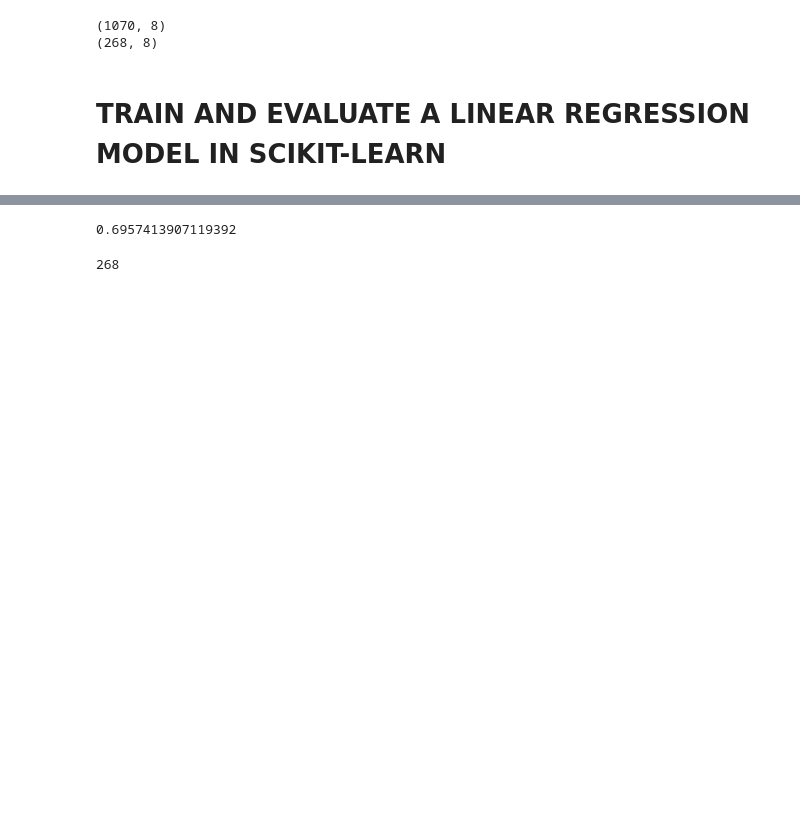
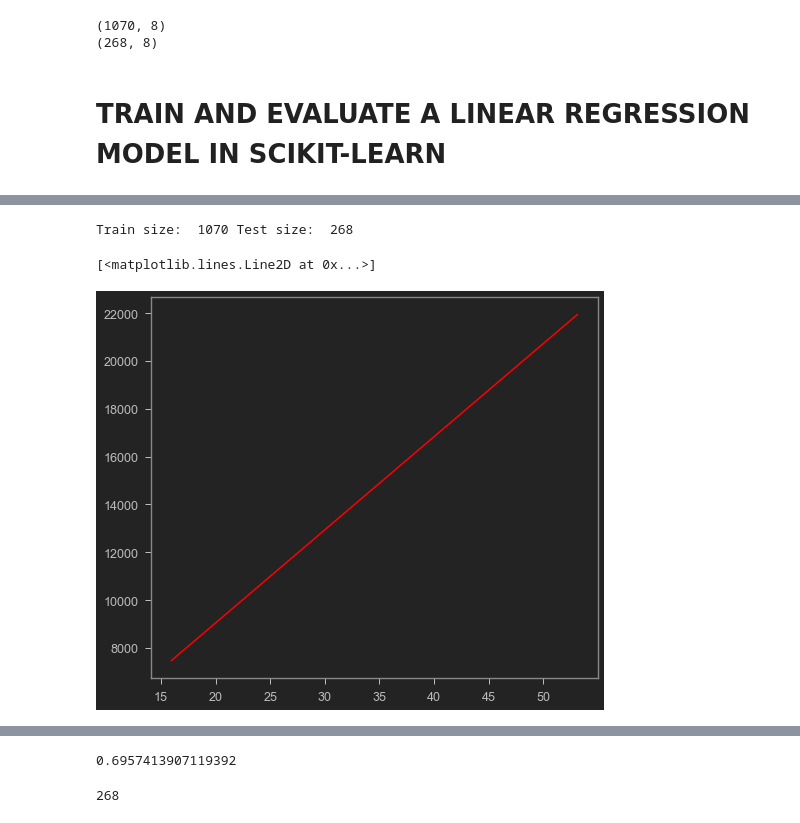
Before and after one commit to SowdaminiKosuru/FinalCapstoneProject, a Jupyter notebook: Medical Insurance Premium Prediction with Machine Learning.ipynb, the cells around one changed output, grey strips where cells are left out. Drawn from its saved outputs; the diff is of its cells as text; code cells hidden in the pictures; blank space fills up the shorter version.

```diff
--- a/Medical Insurance Premium Prediction with Machine Learning.ipynb
+++ b/Medical Insurance Premium Prediction with Machine Learning.ipynb
@@ -336,0 +380,35 @@ print(X_test.shape)
+# %%
+from sklearn.model_selection import train_test_split
+
+train_set, test_set = train_test_split(insurance_df,test_size=0.2, random_state=123)
+print('Train size: ', len(train_set), 'Test size: ', len(test_set))
+
+X2 = train_set[['bmi']]
+y2 = train_set['charges']
+X_test2 = test_set[['bmi']]
+y_test2 = test_set['charges']
+
+lr_model = LinearRegression()
+lr_model.fit(X2,y2)
+
+y_pred = lr_model.predict(X2)
+
+import matplotlib.pyplot as plt
+
+bmi = insurance_df['bmi']
+charges = insurance_df['charges']
+
+min_bmi = bmi.min()
+max_bmi = bmi.max()
+points = 200
+step_by = (max_bmi - min_bmi)/(points-1)
+
+x_values = [min_bmi + i*step_by for i in range(0, points)]
+inputs = [[x] for x in x_values]
+y_values = lr_model.predict(inputs)
+
+plt.plot(x_values, y_values, c='red')
+# %% [output]
+Train size:  1070 Test size:  268
+[<matplotlib.lines.Line2D at 0x...>]
+[figure, added]
```
Also changed, not shown: parts of 14 cells of this notebook.
